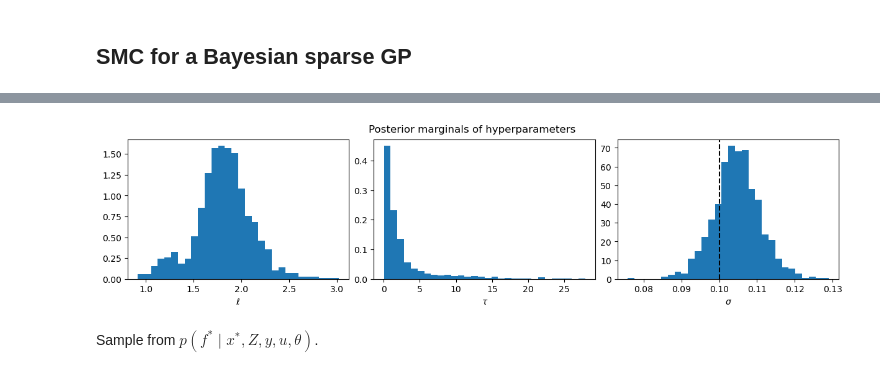
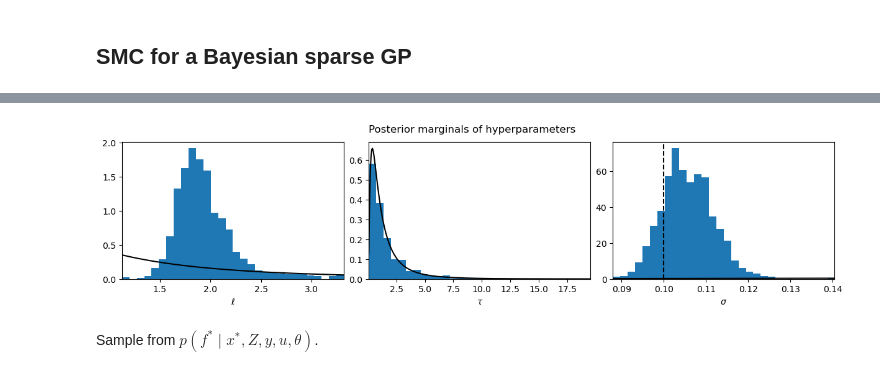
Before and after one commit to UncertaintyInComplexSystems/bamojax, a Jupyter notebook: bamojax/examples/bnp/sparse_gaussian_process_regression.ipynb, the cells around one changed output, grey strips where cells are left out. Saved outputs shown, nothing was run; the diff lists cells and outputs as text; code cells hidden in the pictures.

```diff
--- a/bamojax/examples/bnp/sparse_gaussian_process_regression.ipynb
+++ b/bamojax/examples/bnp/sparse_gaussian_process_regression.ipynb
@@ -212,16 +203,24 @@ Wall time: 38min 2s
-# %%
-_, axes = plt.subplots(nrows=1, ncols=3, figsize=(12, 3), constrained_layout=True)
-axes[0].hist(final_state.particles['lengthscale'].flatten(), bins=30, density=True)
-axes[0].set_xlabel(r'$\ell$')
-axes[1].hist(final_state.particles['variance'].flatten(), bins=30, density=True)
-axes[1].set_xlabel(r'$\tau$')
-axes[2].hist(final_state.particles['obs_noise'].flatten(), bins=30, density=True)
-axes[2].set_xlabel(r'$\sigma$')
-axes[2].axvline(x=sigma, color='k', ls='--')
-
-plt.suptitle('Posterior marginals of hyperparameters');
-# %% [output]
-[figure, removed]
+# %%
+symbols = [r'\ell', r'\tau', r'\sigma']
+names = ['lengthscale', 'variance', 'obs_noise']
+_, axes = plt.subplots(nrows=1, ncols=3, figsize=(12, 3), constrained_layout=True)
+res = 300
+
+for name, ax, symbol in zip(names, axes, symbols):
+    vals = final_state.particles[name].flatten()
+    ax.hist(vals, bins=30, density=True)
+    min_val, max_val = jnp.min(vals), jnp.max(vals)
+    xrange = jnp.linspace(min_val, max_val, num=res)
+    prior_pdf = BSGP.nodes[name].get_distribution().prob(xrange)
+    ax.plot(xrange, prior_pdf, color='k')
+    ax.set_xlim([min_val, max_val])
+    ax.set_xlabel(fr'${symbol}$')
+
+axes[2].axvline(x=sigma, color='k', ls='--')
+
+plt.suptitle('Posterior marginals of hyperparameters');
+# %% [output]
+[figure, added]
 # %% [markdown]
 Sample from $p(f^*\mid x^*, Z, y, u, \theta)$.
 # %%
```
Also changed, not shown: parts of 7 cells of this notebook.
